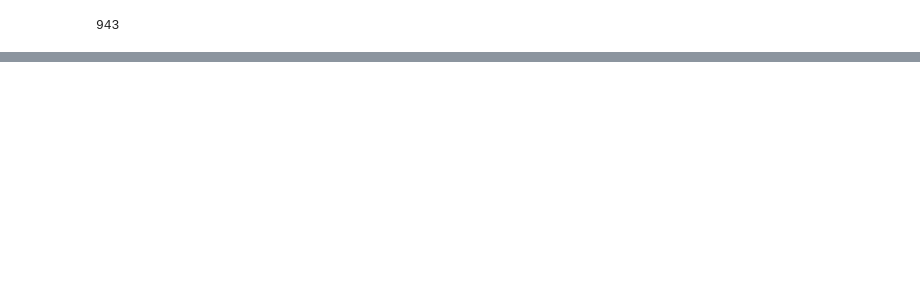
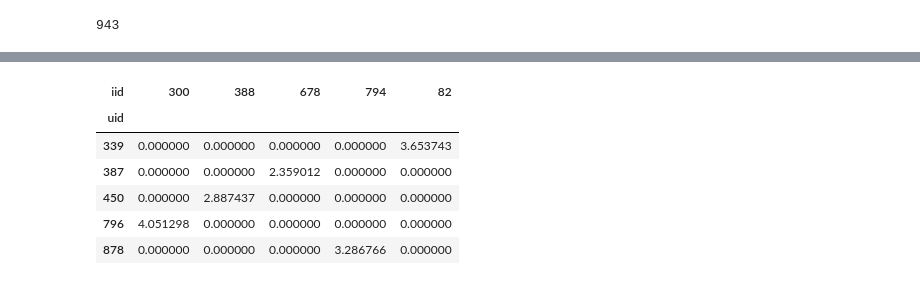
Before and after one commit to eacunafer/Data-Mining-Machine-Learning-subgraduado-, a Jupyter notebook: notebooks/rsys22022.ipynb, the cells around one changed output, grey strips where cells are left out. Saved outputs shown, nothing was run; the diff lists cells and outputs as text; code cells hidden in the pictures; blank space fills up the shorter version.

```diff
--- a/notebooks/rsys22022.ipynb
+++ b/notebooks/rsys22022.ipynb
@@ -677,0 +684,19 @@ for uid, user_ratings in top_n.items():
+# %%
+
+# Then predict ratings for all pairs (u, i) that are NOT in the training set.
+#predictions1 = algo.test([['10','0',None]])
+predictions1=algo.test(testset)[:5]
+ped1=pd.DataFrame(predictions1)
+ped1.sort_values(by=['uid'], ascending=True).head()
+#Showing the ratings given by users to the movies in a cross table
+rating_est1 = ped1.pivot(index = 'uid', columns ='iid', values = 'est').fillna(0)
+# %%
+rating_est1
+# %% [output]
+| iid | 300 | 388 | 678 | 794 | 82 |
+| uid |  |  |  |  |  |
+| 339 | 0.000000 | 0.000000 | 0.000000 | 0.000000 | 3.653743 |
+| 387 | 0.000000 | 0.000000 | 2.359012 | 0.000000 | 0.000000 |
+| 450 | 0.000000 | 2.887437 | 0.000000 | 0.000000 | 0.000000 |
+| 796 | 4.051298 | 0.000000 | 0.000000 | 0.000000 | 0.000000 |
+| 878 | 0.000000 | 0.000000 | 0.000000 | 3.286766 | 0.000000 |
```
Also changed, not shown: parts of 19 cells of this notebook.
